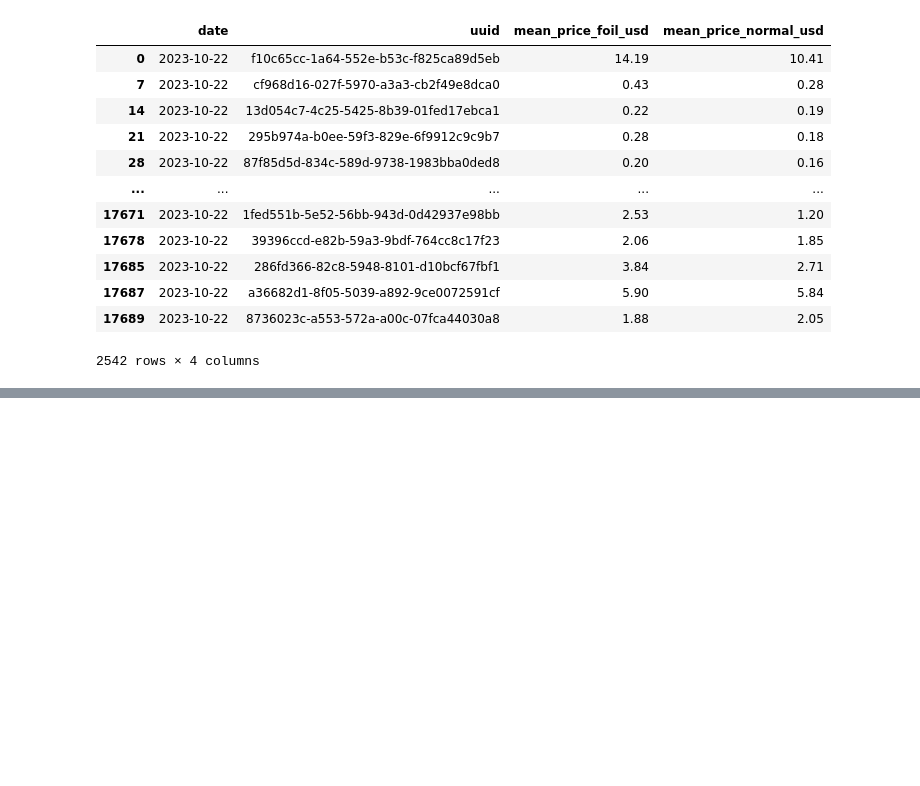
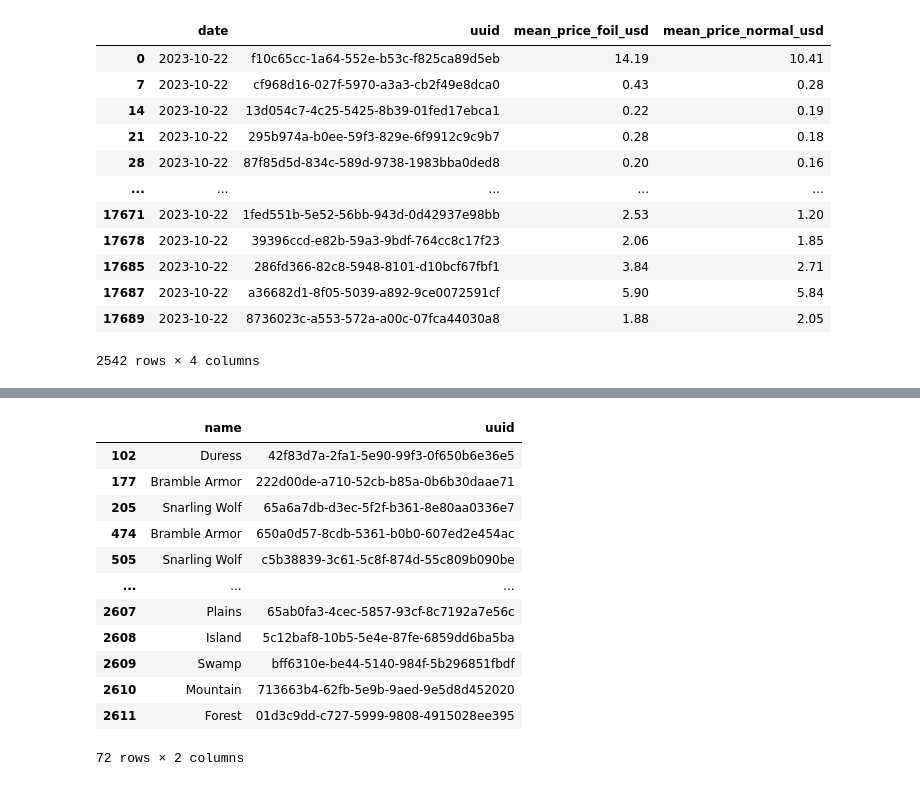
Before and after one commit to LouisHH0203/pet_projects, a Jupyter notebook: mtg_analysis.ipynb, the cells around one changed output, grey strips where cells are left out. Drawn from its saved outputs; the diff is of its cells as text; code cells hidden in the pictures; blank space fills up the shorter version.

Commit message:
Cleaning price_df
identified all the duplicate cards within price df by merging the name columns from the cards_df, soon I wil be able to start on analysis

```diff
--- a/mtg_analysis.ipynb
+++ b/mtg_analysis.ipynb
@@ -958,0 +945,20 @@ See the caveats in the documentation: https://pandas.pydata.org/pandas-docs/stab
+# %%
+# These are all cards that are duplicated, i cut the columns dow to be more readbale
+all_duplicates_df = pd.concat([duplicates_df, duplicate_lands])
+all_duplicates_df.drop(columns=['types', 'colors', 'power', 'toughness', 'manaCost', 'manaValue', 'setCode', 'rarity'], inplace=True)
+duplicates_id= all_duplicates_df.uuid.to_list() # Store the ids
+all_duplicates_df
+# %% [output]
+|  | name | uuid |
+| 102 | Duress | 42f83d7a-2fa1-5e90-99f3-0f650b6e36e5 |
+| 177 | Bramble Armor | 222d00de-a710-52cb-b85a-0b6b30daae71 |
+| 205 | Snarling Wolf | 65a6a7db-d3ec-5f2f-b361-8e80aa0336e7 |
+| 474 | Bramble Armor | 650a0d57-8cdb-5361-b0b0-607ed2e454ac |
+| 505 | Snarling Wolf | c5b38839-3c61-5c8f-874d-55c809b090be |
+| ... | ... | ... |
+| 2607 | Plains | 65ab0fa3-4cec-5857-93cf-8c7192a7e56c |
+| 2608 | Island | 5c12baf8-10b5-5e4e-87fe-6859dd6ba5ba |
+| 2609 | Swamp | bff6310e-be44-5140-984f-5b296851fbdf |
+| 2610 | Mountain | 713663b4-62fb-5e9b-9aed-9e5d8d452020 |
+| 2611 | Forest | 01d3c9dd-c727-5999-9808-4915028ee395 |
+72 rows × 2 columns
```
Also changed, not shown: parts of 6 cells of this notebook.
